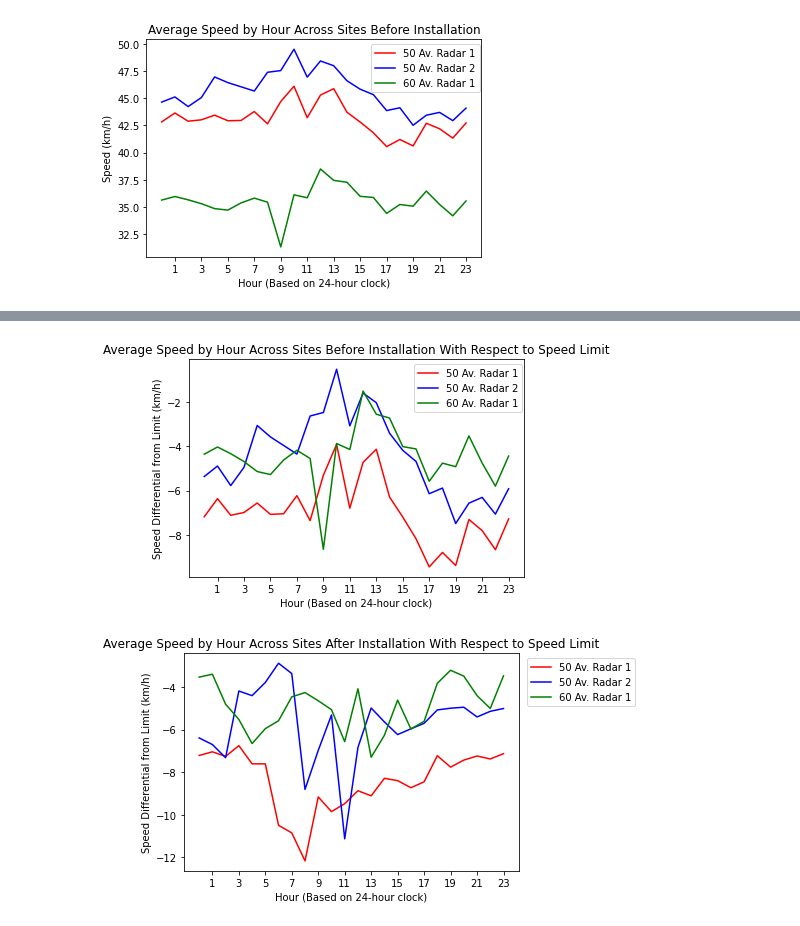
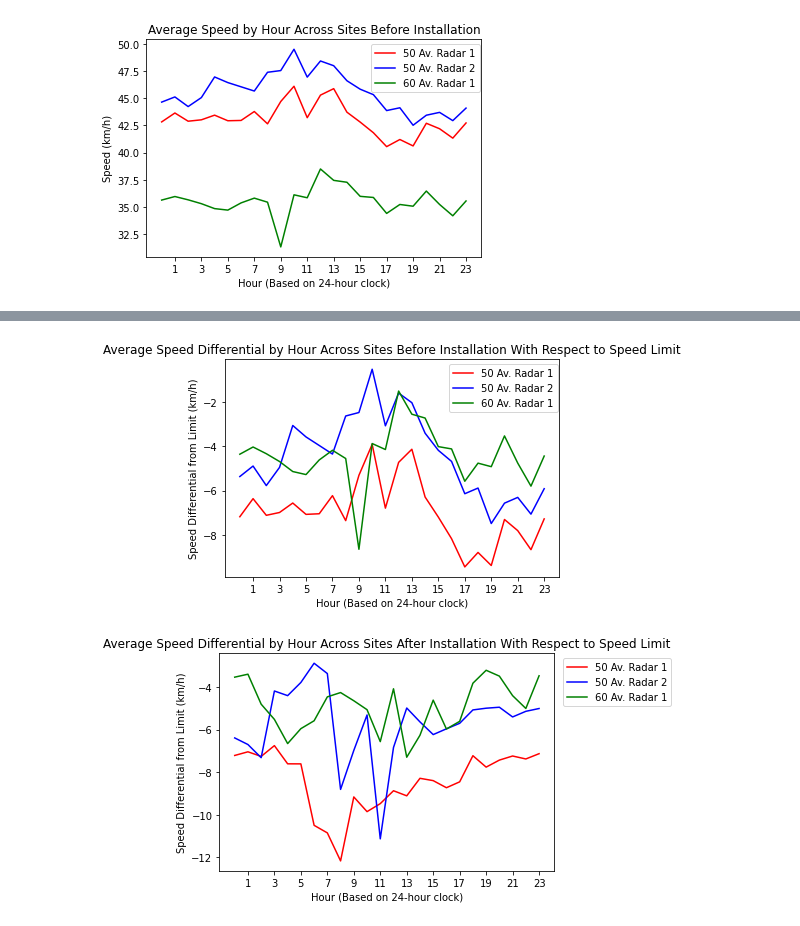
Before and after one commit to fedorukben/autoguardian-beaumont, a Jupyter notebook: analysis.ipynb, the cells around one changed output, grey strips where cells are left out. Drawn from its saved outputs; the diff is of its cells as text; code cells hidden in the pictures.

```diff
--- a/analysis.ipynb
+++ b/analysis.ipynb
@@ -123,15 +144,15 @@ plt.savefig('avg-speed-by-hr-across-sites-before-install.png')
 # %%
 sns.lineplot(x=np.array(range(24)), y=avg_by_hr(1, 0, True), color='red', label="50 Av. Radar 1")
 sns.lineplot(x=np.array(range(24)), y=avg_by_hr(2, 0, True), color='blue', label="50 Av. Radar 2")
 sns.lineplot(x=np.array(range(24)), y=avg_by_hr(3, 0, True), color='green', label="60 Av. Radar 1")
 plt.xticks(range(1,24,2))
 plt.xlabel('Hour (Based on 24-hour clock)')
 plt.ylabel('Speed Differential from Limit (km/h)')
 plt.legend(bbox_to_anchor=(1.01, 1))
-plt.title('Average Speed by Hour Across Sites Before Installation With Respect to Speed Limit')
+plt.title('Average Speed Differential by Hour Across Sites Before Installation With Respect to Speed Limit')
 plt.savefig('avg-speed-by-hr-across-sites-before-install-wrt-limit.png')
 # %% [output]
-[figure, old version]
+[figure, new version]
 # %%
 sns.lineplot(x=np.array(range(24)), y=avg_by_hr(1, 1, True), color='red', label="50 Av. Radar 1")
 sns.lineplot(x=np.array(range(24)), y=avg_by_hr(2, 1, True), color='blue', label="50 Av. Radar 2")
@@ -140,7 +161,7 @@ plt.xticks(range(1,24,2))
 plt.xlabel('Hour (Based on 24-hour clock)')
 plt.ylabel('Speed Differential from Limit (km/h)')
 plt.legend(bbox_to_anchor=(1.01, 1))
-plt.title('Average Speed by Hour Across Sites After Installation With Respect to Speed Limit')
+plt.title('Average Speed Differential by Hour Across Sites After Installation With Respect to Speed Limit')
 plt.savefig('avg-speed-by-hr-across-sites-after-install-wrt-limit.png')
 # %% [output]
-[figure, old version]
+[figure, new version]
```
Also changed, not shown: parts of 6 cells of this notebook, 6 other files.
